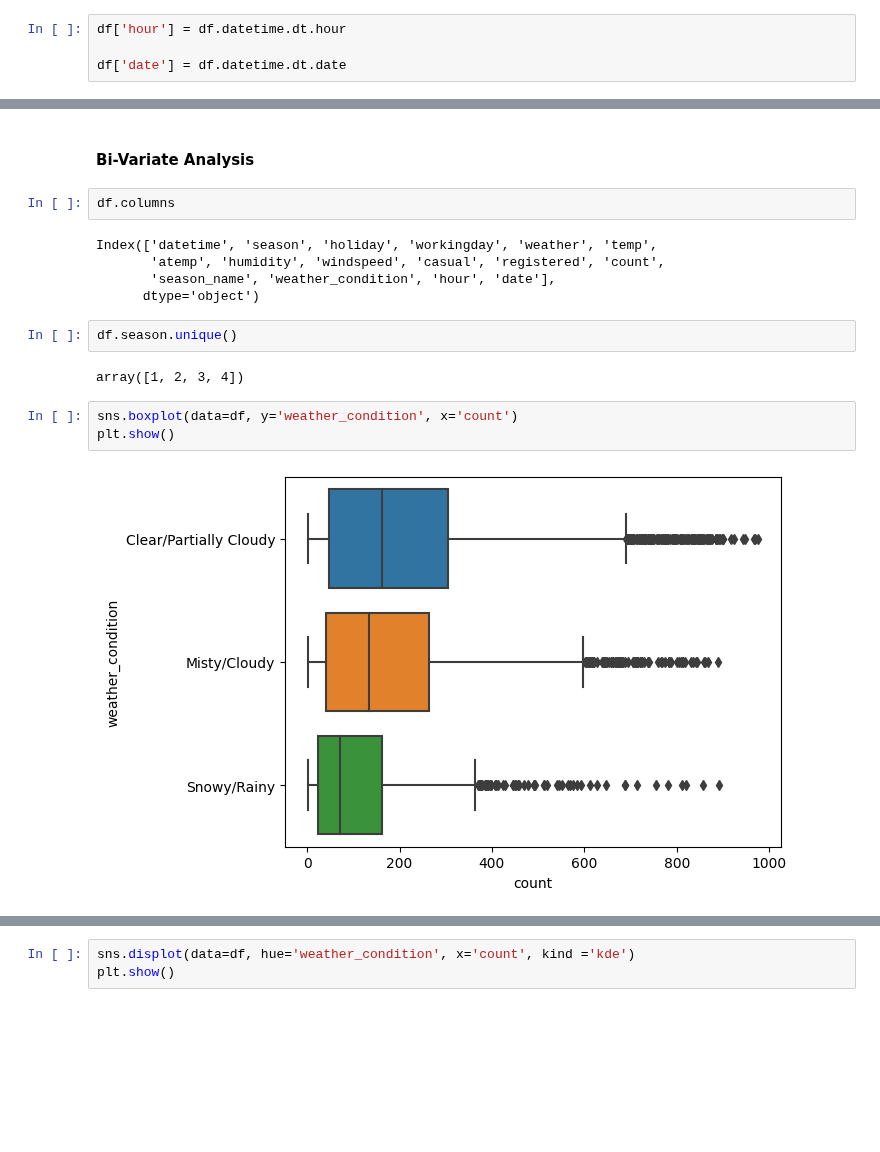
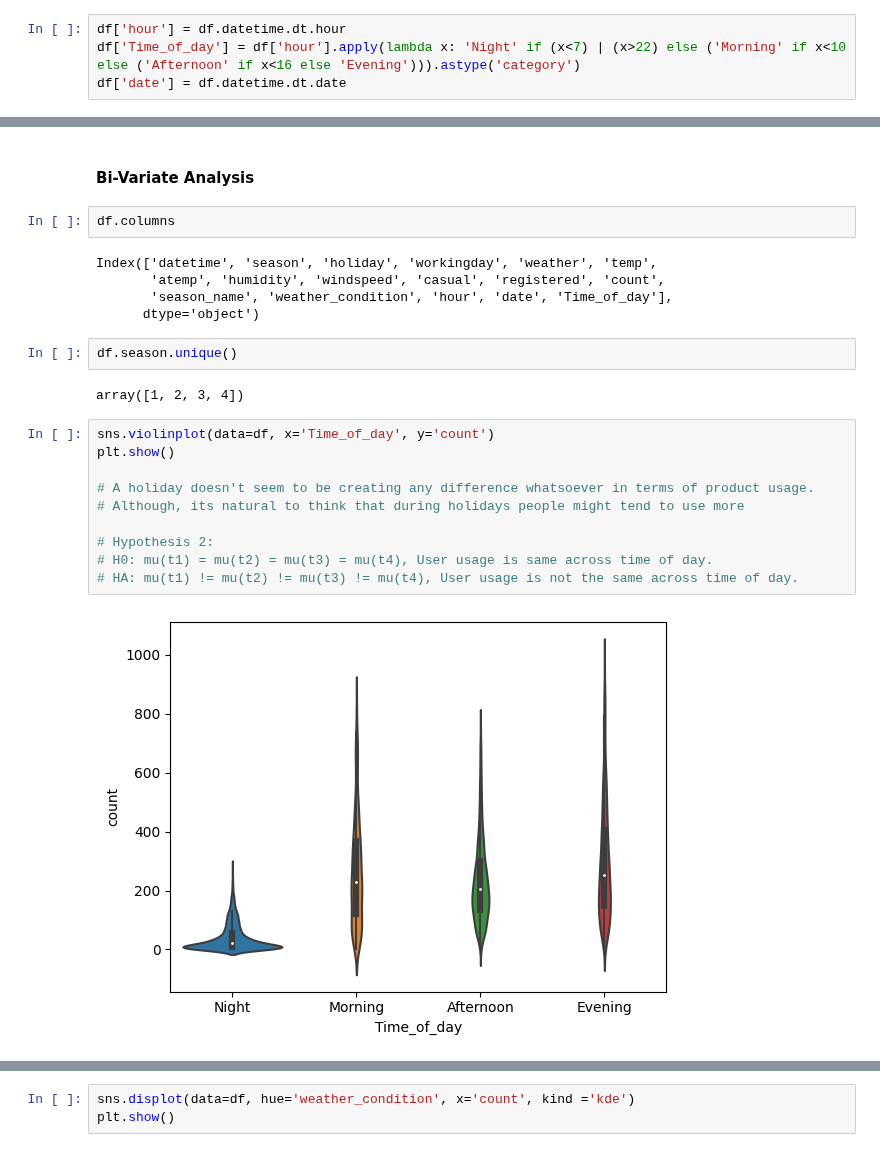
Before and after one commit to trehansalil/yulu_data_analysis, a Jupyter notebook: data_analysis.ipynb, the cells around one changed output, grey strips where cells are left out. Cells and saved outputs as stored; diff of their text form; blank space fills up the shorter version.

```diff
--- a/data_analysis.ipynb
+++ b/data_analysis.ipynb
@@ -57,6 +57,6 @@ df['season_name'] = df['season'].map({1: 'spring', 2: 'summer', 3: 'fall', 4: 'w
 df['weather_condition'] = df['weather'].map({1: 'Clear/Partially Cloudy', 2: 'Misty/Cloudy', 3: 'Snowy/Slightly Rainy', 4: 'Extremely Unfavourable Weather'}).astype('category')
 # %%
 df['hour'] = df.datetime.dt.hour
-
+df['Time_of_day'] = df['hour'].apply(lambda x: 'Night' if (x<7) | (x>22) else ('Morning' if x<10 else ('Afternoon' if x<16 else 'Evening'))).astype('category')
 df['date'] = df.datetime.dt.date
 # %%
@@ -277,14 +277,21 @@ df.columns
 # %% [output]
 Index(['datetime', 'season', 'holiday', 'workingday', 'weather', 'temp',
        'atemp', 'humidity', 'windspeed', 'casual', 'registered', 'count',
-       'season_name', 'weather_condition', 'hour', 'date'],
+       'season_name', 'weather_condition', 'hour', 'date', 'Time_of_day'],
       dtype='object')
 # %%
 df.season.unique()
 # %% [output]
 array([1, 2, 3, 4])
-# %%
-sns.boxplot(data=df, y='weather_condition', x='count')
-plt.show()
-# %% [output]
-[figure, removed]
+# %%
+sns.violinplot(data=df, x='Time_of_day', y='count')
+plt.show()
+
+# A holiday doesn't seem to be creating any difference whatsoever in terms of product usage.
+# Although, its natural to think that during holidays people might tend to use more
+
+# Hypothesis 2:
+# H0: mu(t1) = mu(t2) = mu(t3) = mu(t4), User usage is same across time of day.
+# HA: mu(t1) != mu(t2) != mu(t3) != mu(t4), User usage is not the same across time of day.
+# %% [output]
+[figure, added]
```
Also changed, not shown: parts of 10 cells of this notebook, 3 other files.
